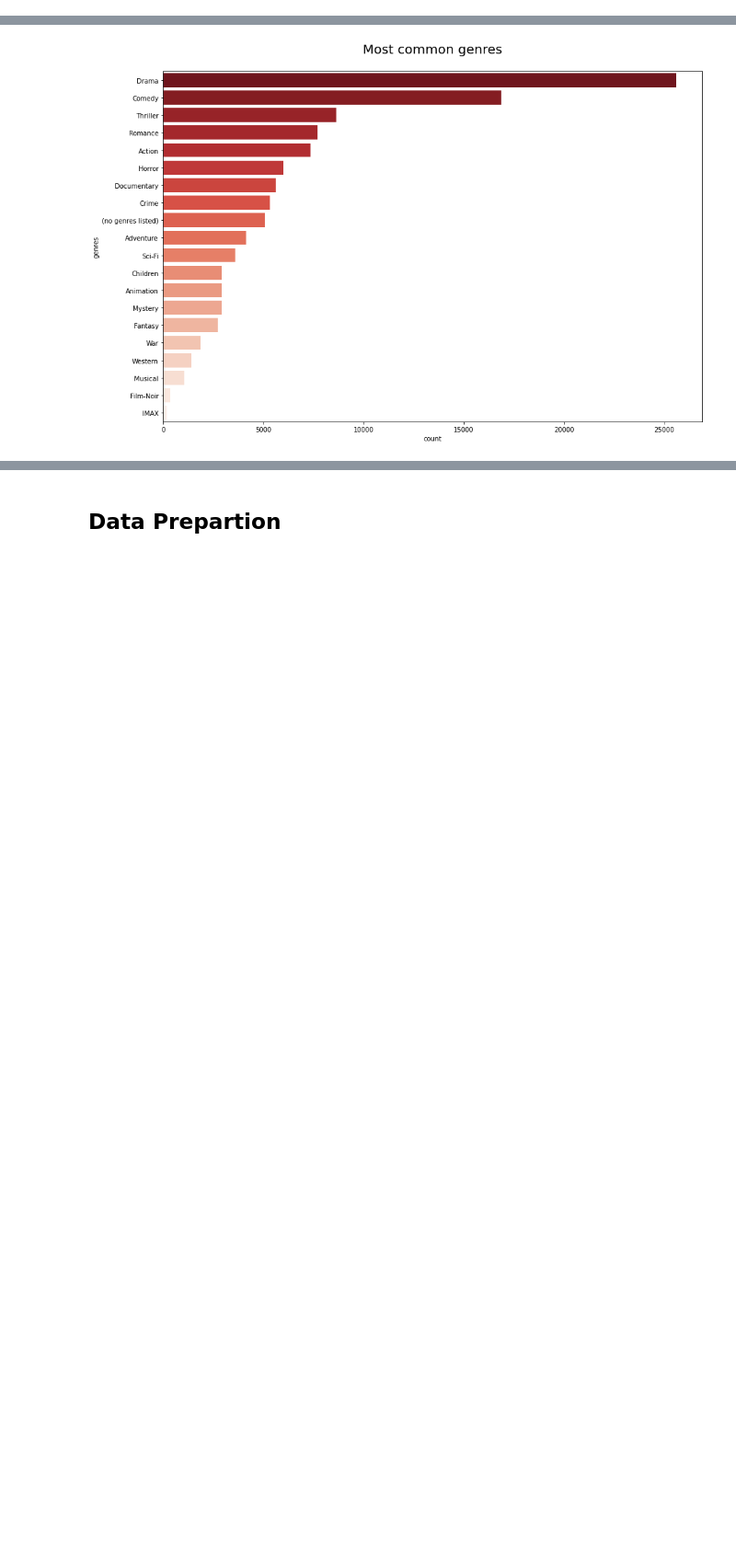
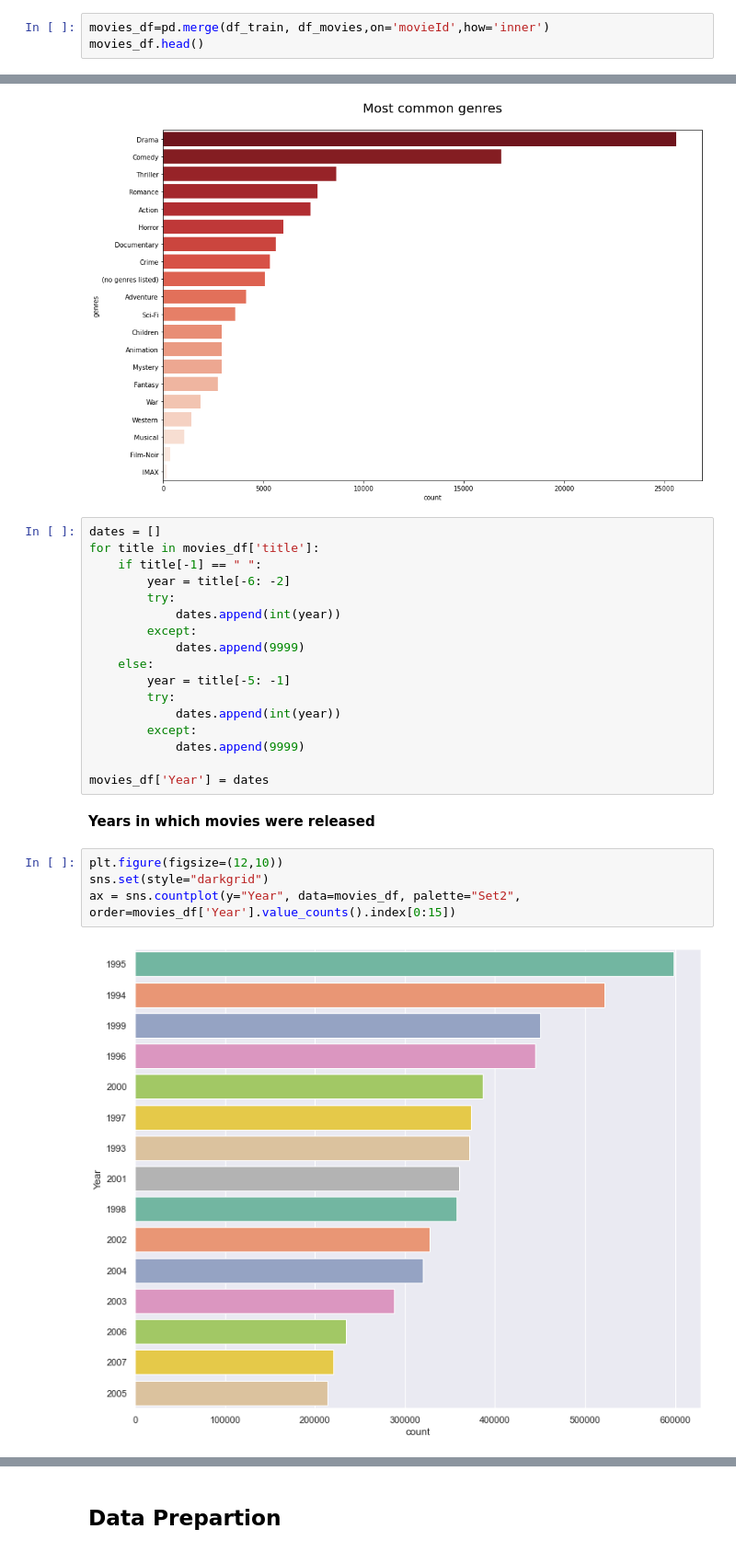
Before and after one commit to kmoketo-dev/Unsurpervised-Learning-Predict, a Jupyter notebook: EDSA_Movie_Recommendation (1).ipynb, the cells around one changed output, grey strips where cells are left out. Shown at 92% size. Cells and saved outputs as stored; diff of their text form; blank space fills up the shorter version.

```diff
--- a/EDSA_Movie_Recommendation (1).ipynb
+++ b/EDSA_Movie_Recommendation (1).ipynb
@@ -277,3 +256,6 @@ sns.jointplot(x='Average_ratings',  y='Count of total ratings',data=new_record,a
 <seaborn.axisgrid.JointGrid at 0x...>
 <Figure size 576x432 with 0 Axes>
 [figure]
+# %%
+movies_df=pd.merge(df_train, df_movies,on='movieId',how='inner')
+movies_df.head()
@@ -309,3 +361,28 @@ sns.countplot(y="genres", data=movies_genres,
 plt.show()
 # %% [output]
 [figure]
+# %%
+dates = []
+for title in movies_df['title']:
+    if title[-1] == " ":
+        year = title[-6: -2]
+        try:
+            dates.append(int(year))
+        except:
+            dates.append(9999)
+    else:
+        year = title[-5: -1]
+        try:
+            dates.append(int(year))
+        except:
+            dates.append(9999)
+
+movies_df['Year'] = dates
+# %% [markdown]
+**Years in which movies were released**
+# %%
+plt.figure(figsize=(12,10))
+sns.set(style="darkgrid")
+ax = sns.countplot(y="Year", data=movies_df, palette="Set2", order=movies_df['Year'].value_counts().index[0:15])
+# %% [output]
+[figure, added]
```
Also changed, not shown: parts of 14 cells of this notebook.
